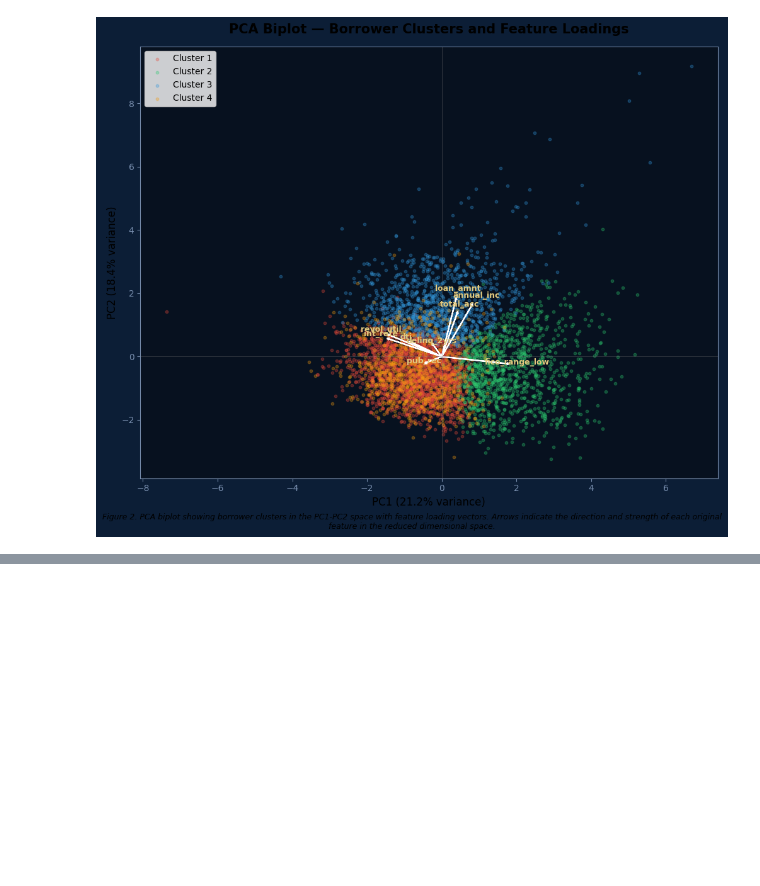
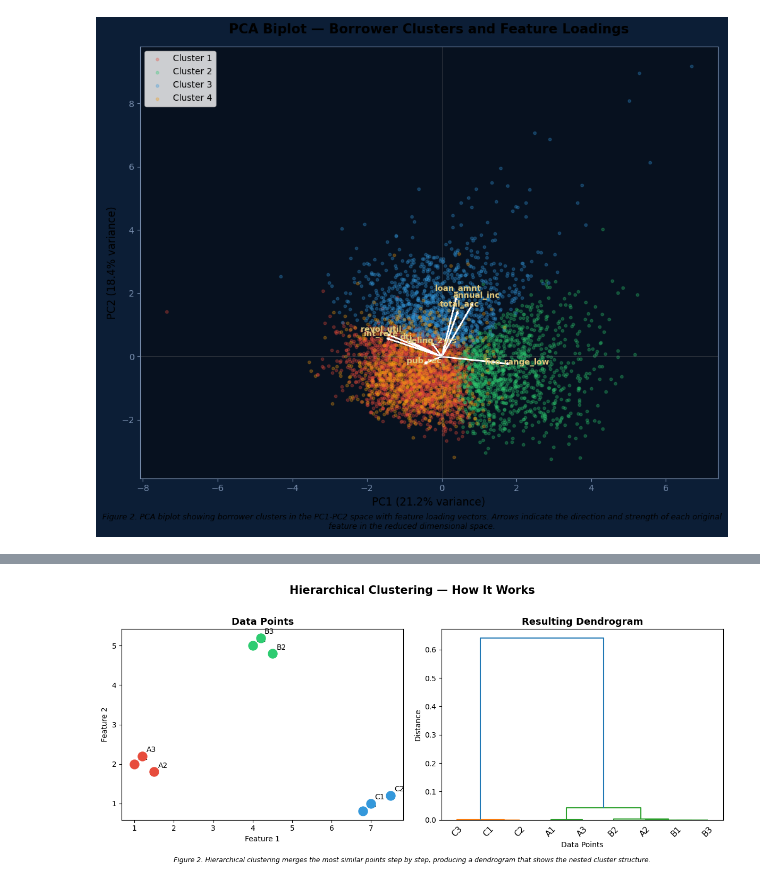
Before and after one commit to Srihari4589/Srihari4589.github.io, a Jupyter notebook: clustering.ipynb, the cells around one changed output, grey strips where cells are left out. Drawn from its saved outputs; the diff is of its cells as text; code cells hidden in the pictures; blank space fills up the shorter version.

```diff
--- a/clustering.ipynb
+++ b/clustering.ipynb
@@ -884,0 +915,40 @@ plt.show()
+# %%
+# Clustering Overview Image 2 — Hierarchical clustering concept
+from scipy.cluster.hierarchy import dendrogram, linkage
+from scipy.spatial.distance import pdist
+
+np.random.seed(42)
+X_hier = np.array([
+    [1, 2], [1.5, 1.8], [1.2, 2.2],
+    [4, 5], [4.5, 4.8], [4.2, 5.2],
+    [7, 1], [7.5, 1.2], [6.8, 0.8]
+])
+labels_hier = ['A1','A2','A3','B1','B2','B3','C1','C2','C3']
+
+fig, axes = plt.subplots(1, 2, figsize=(12, 5))
+
+colors_h = ['#e74c3c']*3 + ['#2ecc71']*3 + ['#3498db']*3
+for i, (x, label) in enumerate(zip(X_hier, labels_hier)):
+    axes[0].scatter(x[0], x[1], c=colors_h[i], s=150, zorder=5)
+    axes[0].annotate(label, (x[0]+0.1, x[1]+0.1), fontsize=10)
+axes[0].set_title('Data Points', fontsize=13, fontweight='bold')
+axes[0].set_xlabel('Feature 1'); axes[0].set_ylabel('Feature 2')
+
+dist = pdist(X_hier, metric='cosine')
+Z_hier = linkage(dist, method='ward')
+dendrogram(Z_hier, labels=labels_hier, ax=axes[1],
+           color_threshold=0.8*max(Z_hier[:,2]),
+           leaf_rotation=45, leaf_font_size=11)
+axes[1].set_title('Resulting Dendrogram', fontsize=13, fontweight='bold')
+axes[1].set_xlabel('Data Points'); axes[1].set_ylabel('Distance')
+
+plt.suptitle('Hierarchical Clustering — How It Works', fontsize=15, fontweight='bold', y=1.02)
+plt.figtext(0.5, -0.02,
+            'Figure 2. Hierarchical clustering merges the most similar points step by step, '
+            'producing a dendrogram that shows the nested cluster structure.',
+            ha='center', fontsize=9, style='italic')
+plt.tight_layout()
+plt.savefig('clustering_overview2.png', dpi=150, bbox_inches='tight')
+plt.show()
+# %% [output]
+[figure, added]
```
Also changed, not shown: parts of 3 cells of this notebook.
